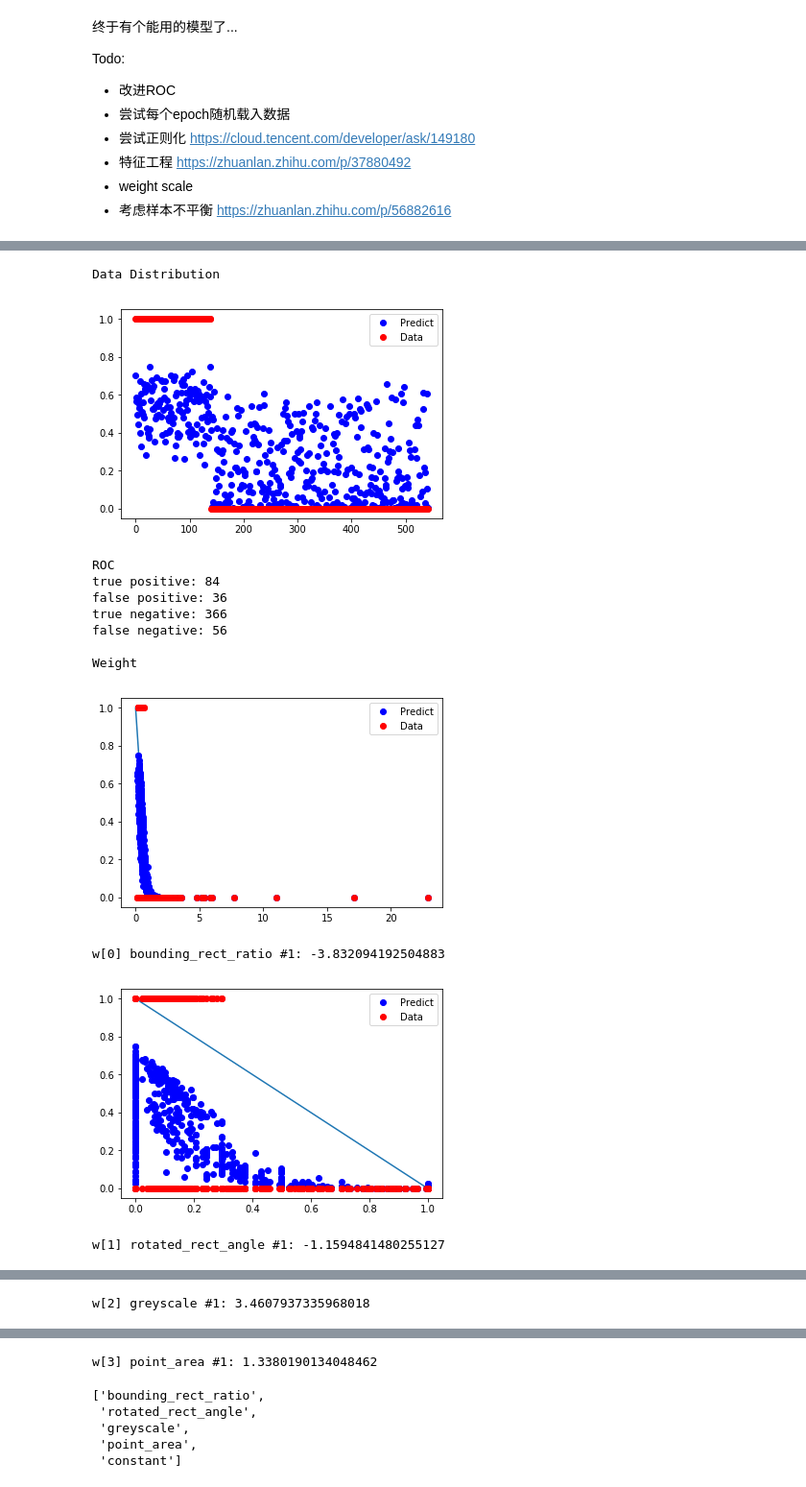
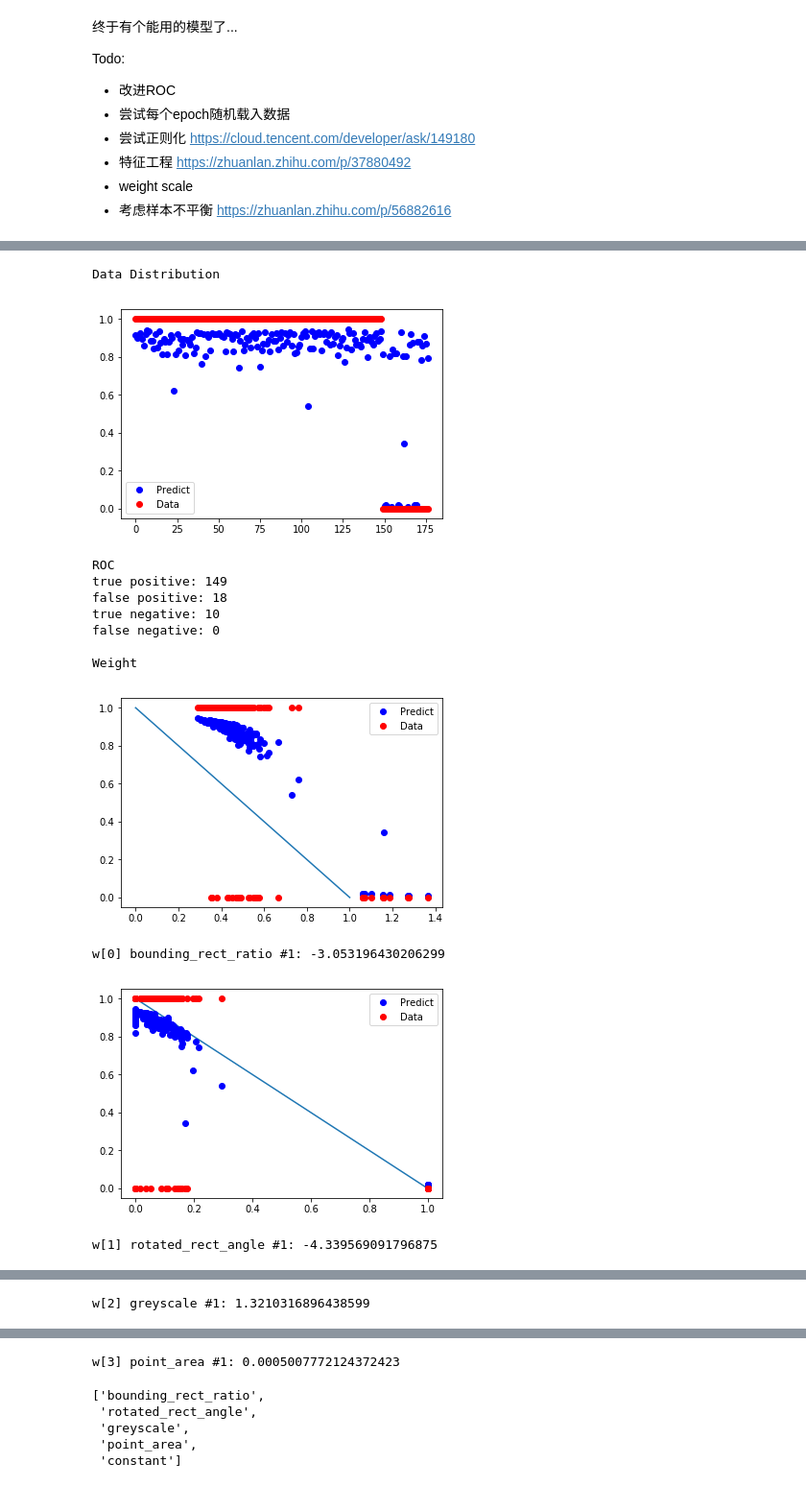
Before and after one commit to RoboVigor/RV-AutoAim, a Jupyter notebook: model/model4.ipynb, the cells around one changed output, grey strips where cells are left out. Shown at 96% size. Saved outputs shown, nothing was run; the diff lists cells and outputs as text; code cells hidden in the pictures.

```diff
--- a/model/model4.ipynb
+++ b/model/model4.ipynb
@@ -156,43 +165,43 @@ def analyse(x_anls, y_anls, threshold):
     # Weight
     x = np.linspace(0,1)
     w = [wi.data.cpu() for wi in model.parameters()]
     w = torch.cat((w[0][0],w[1])).numpy()
     print('Weight')
     b = w[-1]
     for i in range(input_size):
         a = w[i]
         y = a*x+b
         plt.plot(x, (y-y.min())/(y.max()-y.min()), linestyle='-')
         plt.plot(x_anls[:, i], y_pred, 'bo', label='Predict')
         plt.plot(x_anls[:, i], y_anls, 'ro', label='Data')
         plt.legend()
         plt.show()
         _1, _2 = i%(len(header) - 1), int((i+1)/len(header)+1)
         print('w[{}] {} #{}: {}'.format(i, header[_1], _2, w[i]))
 # Save
 def save(filename):
     dataloader = autoaim.DataLoader()
     dataloader.new_csv(filename, autoaim.feature.enabled_props)
     w = [wi.data.cpu() for wi in model.parameters()]
     w = torch.cat((w[0][0], w[1])).numpy()
     dataloader.append_csv(filename, w)
 
 
 with torch.no_grad():
 #     x_test, y_test,*_ = load('test.csv', 0)
-    save('weight8.csv')
+    save('weight9.csv')
     analyse(x_test, y_test, 0.5)
 # %% [output]
 Data Distribution
-[figure, old version]
+[figure, new version]
 ROC
-true positive: 84
-false positive: 36
-true negative: 366
-false negative: 56
+true positive: 149
+false positive: 18
+true negative: 10
+false negative: 0
 
 Weight
-[figure, old version]
+[figure, new version]
-w[0] bounding_rect_ratio #1: -3.832094192504883
+w[0] bounding_rect_ratio #1: -3.053196430206299
-[figure, old version]
+[figure, new version]
-w[1] rotated_rect_angle #1: -1.1594841480255127
+w[1] rotated_rect_angle #1: -4.339569091796875
@@ -200 +209 @@ w[1] rotated_rect_angle #1: -1.1594841480255127
-w[2] greyscale #1: 3.4607937335968018
+w[2] greyscale #1: 1.3210316896438599
@@ -202,4 +211,4 @@ w[2] greyscale #1: 3.4607937335968018
-w[3] point_area #1: 1.3380190134048462
+w[3] point_area #1: 0.0005007772124372423
 # %%
 header[:-1]+['constant']
 # %% [output]
```
Also changed, not shown: parts of 3 cells of this notebook, 12 other files.
